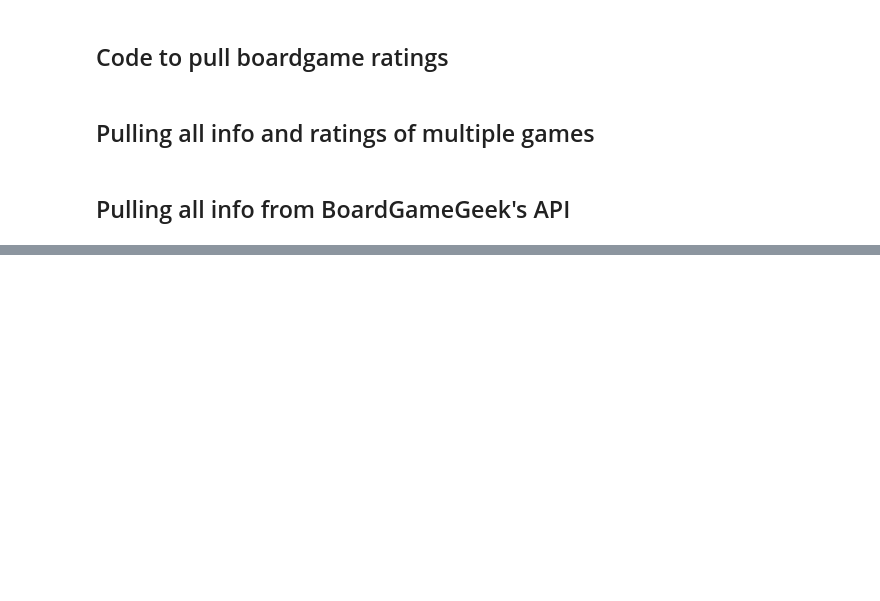
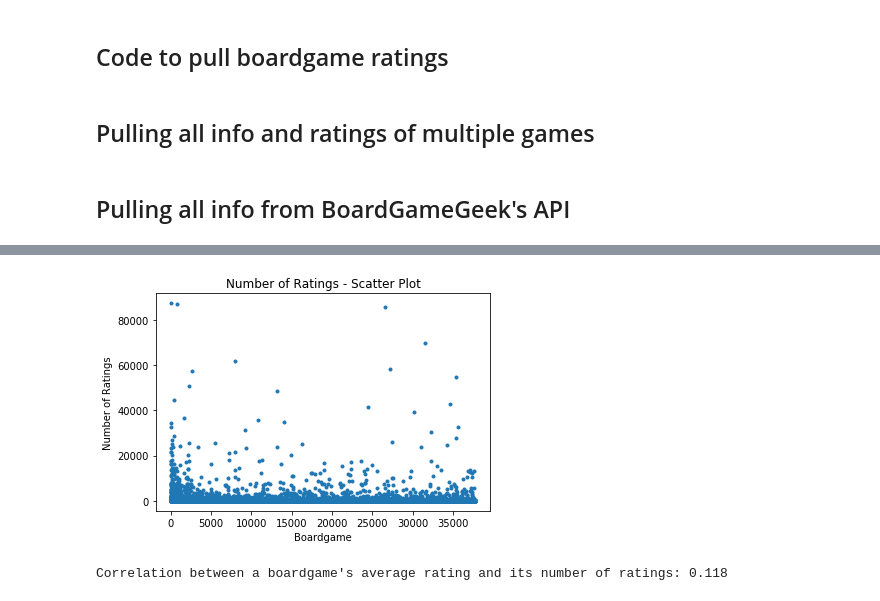
Before and after one commit to cisco3775/Board-Game-Geeks-Recommender-System, a Jupyter notebook: BoardGameGeek Recommender System.ipynb, the cells around one changed output, grey strips where cells are left out. Cells and saved outputs as stored; diff of their text form; code cells hidden in the pictures; blank space fills up the shorter version.

```diff
--- a/BoardGameGeek Recommender System.ipynb
+++ b/BoardGameGeek Recommender System.ipynb
@@ -216,0 +469,17 @@ board_game_df.head()
+# %%
+y = np.array(board_game_df['number of ratings'])
+
+# scatter plot
+plt.plot(y, marker='.', linestyle='none')
+plt.title('Number of Ratings - Scatter Plot')
+plt.xlabel('Boardgame')
+plt.ylabel('Number of Ratings')
+plt.show()
+# %% [output]
+[figure, added]
+# %%
+print("Correlation between a boardgame's average rating and its number of ratings:",\
+      "{:.3f}".format(board_game_df_AvgRating_NonZero['average rating']\
+                      .corr(board_game_df_AvgRating_NonZero['number of ratings'])))
+# %% [output]
+Correlation between a boardgame's average rating and its number of ratings: 0.118
```
Also changed, not shown: parts of 30 cells of this notebook.
